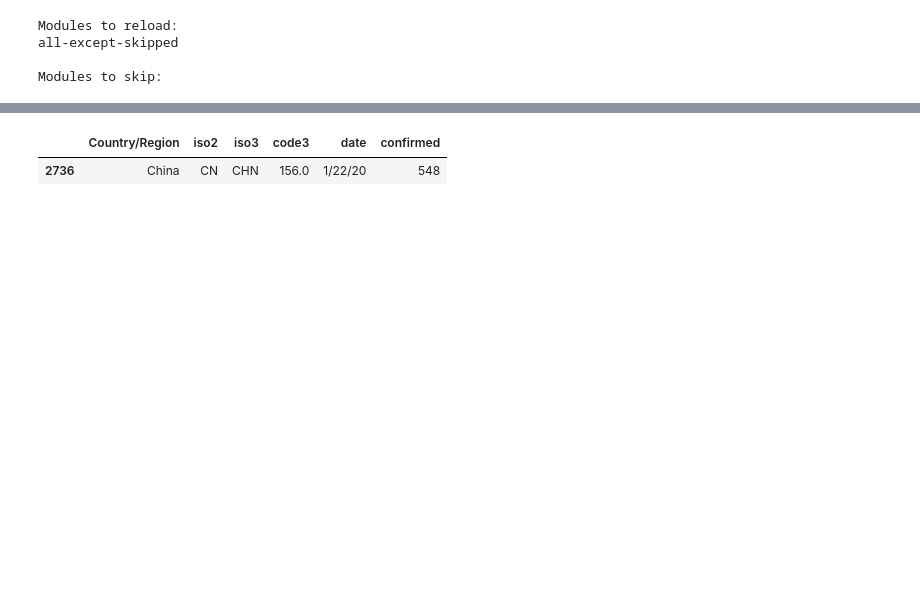
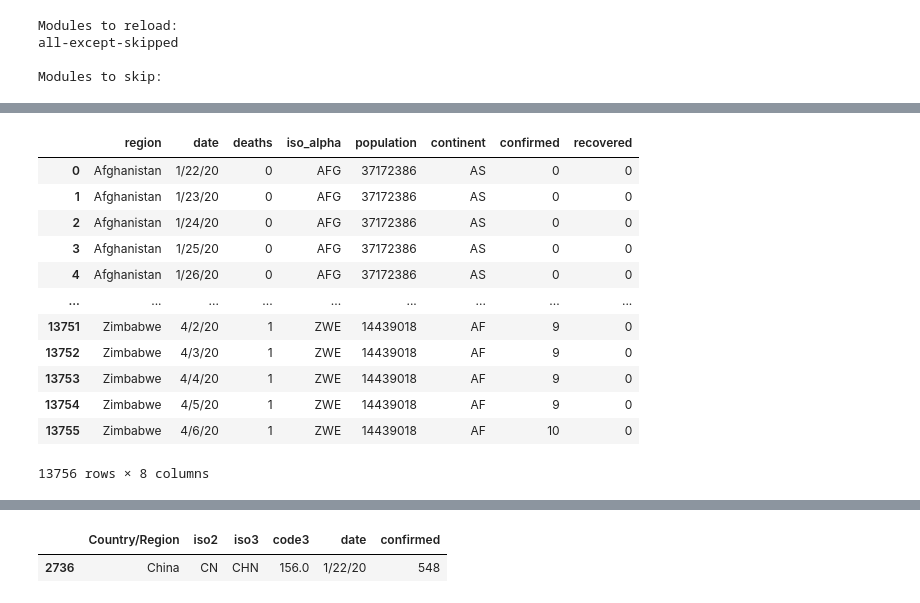
Before and after one commit to ditori1976/covid_app, a Jupyter notebook: DataLoader.ipynb, the cells around one changed output, grey strips where cells are left out. Saved outputs shown, nothing was run; the diff lists cells and outputs as text; code cells hidden in the pictures; blank space fills up the shorter version.

```diff
--- a/DataLoader.ipynb
+++ b/DataLoader.ipynb
@@ -53,0 +93,12 @@ data.ecdc_raw
+# %%
+data_norm.loc[:, "confirmed/1M capita"] = (
+    data_norm.confirmed / data_norm.population * 1000000
+).round(0)
+data_norm.loc[:, "deaths/1M capita"] = (
+    data_norm.deaths / data_norm.population * 1000000
+).round(0)
+data_norm.loc[:, "recovered/1M capita"] = (
+    data_norm.recovered / data_norm.population * 1000000
+).round(0)
+
+data_norm[data_norm.iso_alpha=="USA"].tail()
@@ -53,0 +112,16 @@ data.ecdc_raw
+# %%
+data_norm
+# %% [output]
+|  | region | date | deaths | iso_alpha | population | continent | confirmed | recovered |
+| 0 | Afghanistan | 1/22/20 | 0 | AFG | 37172386 | AS | 0 | 0 |
+| 1 | Afghanistan | 1/23/20 | 0 | AFG | 37172386 | AS | 0 | 0 |
+| 2 | Afghanistan | 1/24/20 | 0 | AFG | 37172386 | AS | 0 | 0 |
+| 3 | Afghanistan | 1/25/20 | 0 | AFG | 37172386 | AS | 0 | 0 |
+| 4 | Afghanistan | 1/26/20 | 0 | AFG | 37172386 | AS | 0 | 0 |
+| ... | ... | ... | ... | ... | ... | ... | ... | ... |
+| 13751 | Zimbabwe | 4/2/20 | 1 | ZWE | 14439018 | AF | 9 | 0 |
+| 13752 | Zimbabwe | 4/3/20 | 1 | ZWE | 14439018 | AF | 9 | 0 |
+| 13753 | Zimbabwe | 4/4/20 | 1 | ZWE | 14439018 | AF | 9 | 0 |
+| 13754 | Zimbabwe | 4/5/20 | 1 | ZWE | 14439018 | AF | 9 | 0 |
+| 13755 | Zimbabwe | 4/6/20 | 1 | ZWE | 14439018 | AF | 10 | 0 |
+13756 rows × 8 columns
```
Also changed, not shown: parts of 17 cells of this notebook, 2 other files.
